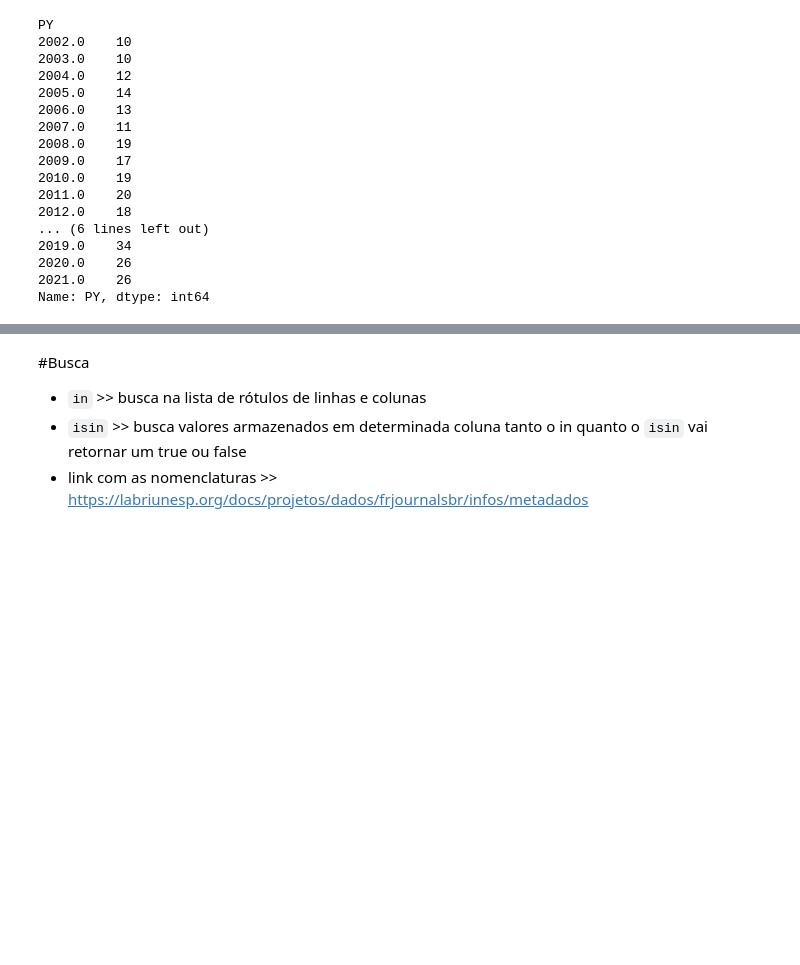
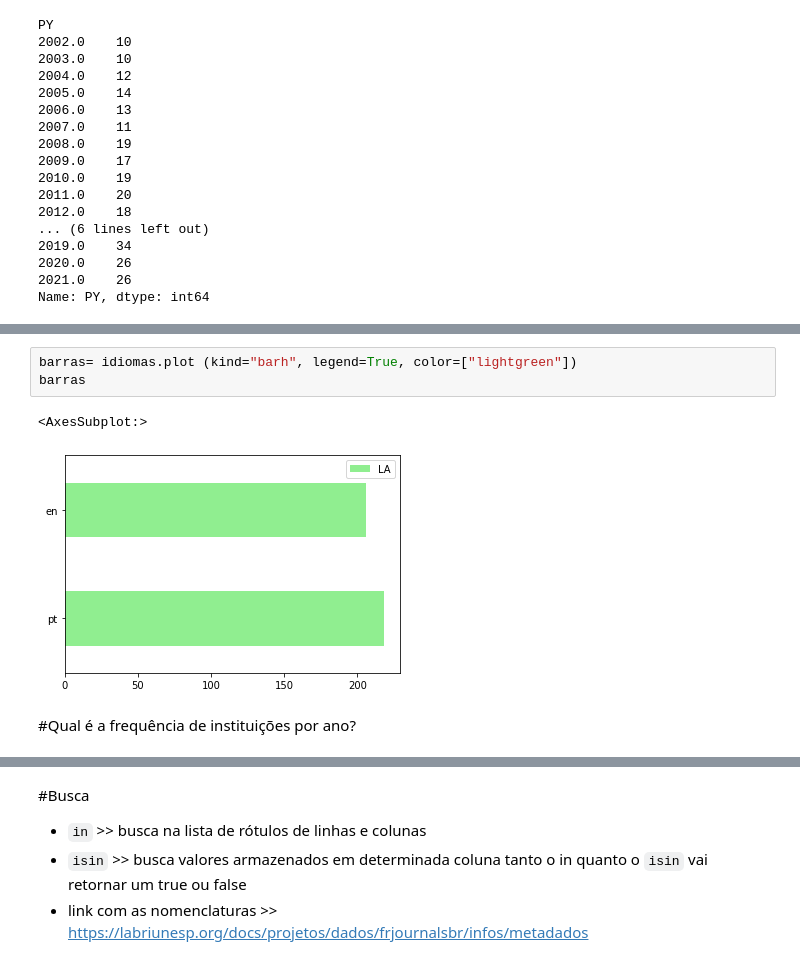
Before and after one commit to anamacao/analise_dados, a Jupyter notebook: Analise_dados_py.ipynb, the cells around one changed output, grey strips where cells are left out. Saved outputs shown, nothing was run; the diff lists cells and outputs as text; blank space fills up the shorter version.

```diff
--- a/Analise_dados_py.ipynb
+++ b/Analise_dados_py.ipynb
@@ -255,0 +327,8 @@ figura.show()
+# %%
+barras= idiomas.plot (kind="barh", legend=True, color=["lightgreen"])
+barras
+# %% [output]
+<AxesSubplot:>
+[figure, added]
+# %% [markdown]
+#Qual é a frequência de instituições por ano?
```
Also changed, not shown: parts of 31 cells of this notebook.
